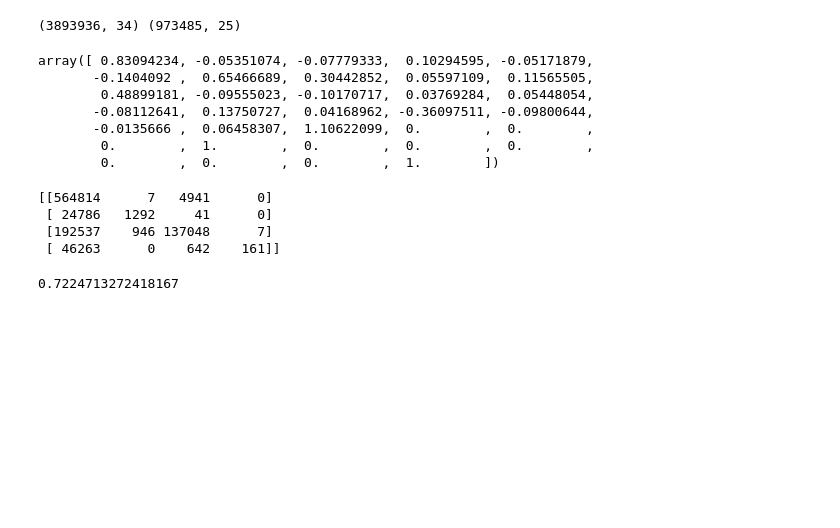
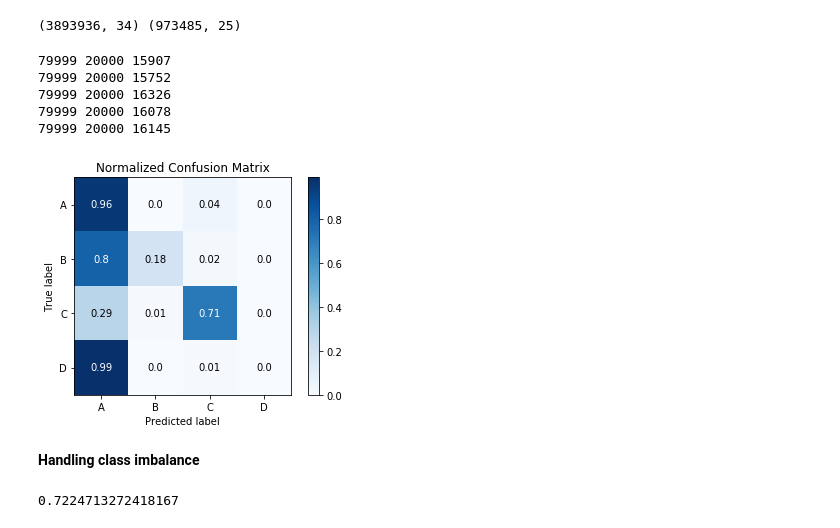
Before and after one commit to Saranyanv/data-go, a Jupyter notebook: Reducing Commercial Aviation Fatalities/Reducing Commercial Aviation Fatalities.ipynb, the cells around one changed output. Saved outputs shown, nothing was run; the diff lists cells and outputs as text; code cells hidden in the pictures; blank space fills up the shorter version.

Commit message:
begin handling class imbalance

```diff
--- a/Reducing Commercial Aviation Fatalities/Reducing Commercial Aviation Fatalities.ipynb
+++ b/Reducing Commercial Aviation Fatalities/Reducing Commercial Aviation Fatalities.ipynb
@@ -420,6 +421,8 @@ combined_pipeline = FeatureUnion(transformer_list=[
 import gc
 gc.collect()
 X_train = combined_pipeline.fit_transform(X_train)
+# %%
+X_test = combined_pipeline.transform(X_test)
 # %%
 type(y_train)
 # %% [output]
@@ -440,25 +443,21 @@ print (X_train.shape, X_test.shape)
 cv = StratifiedShuffleSplit(n_splits=5, test_size=0.2, random_state=42)
 # %%
 #rand_clf1 = GradientBoostingClassifier(n_estimators=50, max_features='auto', random_state=42, learning_rate=0.05)
-rand_clf1 = XGBClassifier(max_depth=4, verbosity=1, objective='binary:logistic', booster='gbtree'
+rand_clf1 = XGBClassifier(max_depth=4, verbosity=1, objective='multi:softmax', booster='gbtree'
                           , n_estimators=50, reg_alpha=1, random_state=42, learning_rate=0.10)
 # %%
-for train_index, test_index in cv.split(X_train, y_train):
+for train_index, test_index in cv.split(X_train[1:100000], y_train[1:100000]):
   #print("TRAIN:", train_index, "TEST:", test_index)
   X_train_subset, X_test_subset = X_train[train_index], X_train[test_index]
   y_train_subset, y_test_subset = y_train.iloc[train_index], y_train.iloc[test_index]
   rand_clf1.fit(X_train_subset, y_train_subset)
   #scr=rand_clf1.score(X_test, y_test, sample_weight=None)
-  acc_scr=accuracy_score(y_test, rand_clf1.predict(X_test), normalize=False)
+  acc_scr=accuracy_score(y_test_subset, rand_clf1.predict(X_test_subset), normalize=False)
   print (len(train_index), len(test_index), acc_scr)
   #print (rand_clf.predict(X_test))
+# %% [output]
+79999 20000 15907
+79999 20000 15752
+79999 20000 16326
+79999 20000 16078
+79999 20000 16145
-# %%
-X_train_subset[1]
-# %% [output]
-array([ 0.83094234, -0.05351074, -0.07779333,  0.10294595, -0.05171879,
-       -0.1404092 ,  0.65466689,  0.30442852,  0.05597109,  0.11565505,
-        0.48899181, -0.09555023, -0.10170717,  0.03769284,  0.05448054,
-       -0.08112641,  0.13750727,  0.04168962, -0.36097511, -0.09800644,
-       -0.0135666 ,  0.06458307,  1.10622099,  0.        ,  0.        ,
-        0.        ,  1.        ,  0.        ,  0.        ,  0.        ,
-        0.        ,  0.        ,  0.        ,  1.        ])
@@ -466,12 +467,15 @@ array([ 0.83094234, -0.05351074, -0.07779333,  0.10294595, -0.05171879,
 # Pickling the model file to be used later
 import pickle
 filename = 'drive/My Drive/MyWork/Kaggle/Reducing Commercial Aviation Fatalities/xgb_wip_model.sav'
-#pickle.dump(rand_clf1, open(filename, 'wb'))
-rand_clf1 = pickle.load(open(filename, 'rb'))
+pickle.dump(rand_clf1, open(filename, 'wb'))
+#rand_clf1 = pickle.load(open(filename, 'rb'))
-# %%
-print (confusion_matrix(y_test, rand_clf1.predict(X_test), labels=['A','B','C','D']))
-# %% [output]
-[[564814      7   4941      0]
- [ 24786   1292     41      0]
- [192537    946 137048      7]
- [ 46263      0    642    161]]
+# %%
+#print (confusion_matrix(y_test, rand_clf1.predict(X_test), labels=['A','B','C','D']))
+import scikitplot as skplt
+import matplotlib.pyplot as plt
+skplt.metrics.plot_confusion_matrix(y_test, rand_clf1.predict(X_test), normalize=True, labels=['A','B','C','D'])
+plt.show()
+# %% [output]
+[figure, added]
+# %% [markdown]
+**Handling class imbalance**
```
Also changed, not shown: parts of 3 cells of this notebook.
